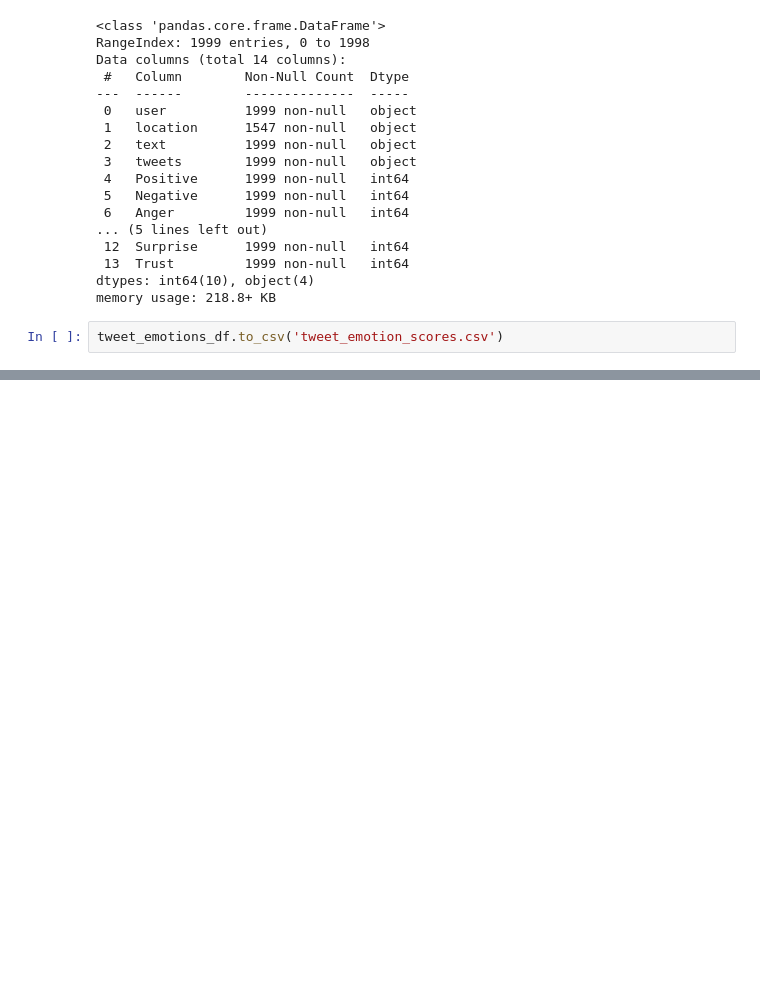
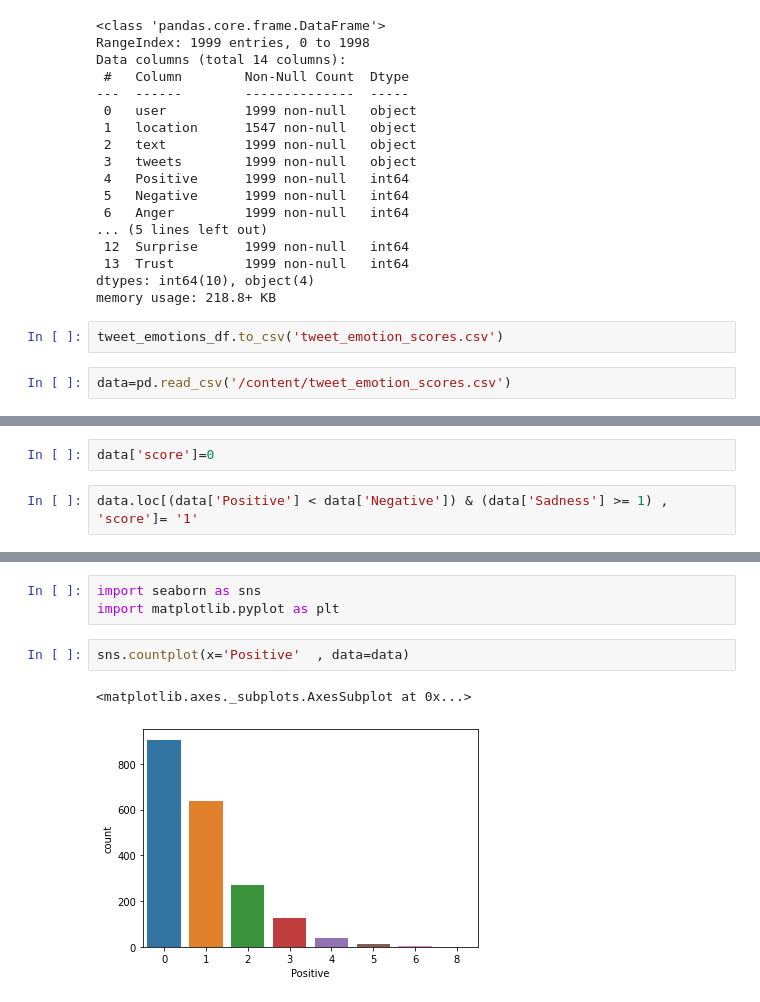
Before and after one commit to Gail529/Mental-health, a Jupyter notebook: tweet_emotions.ipynb, the cells around one changed output, grey strips where cells are left out. Saved outputs shown, nothing was run; the diff lists cells and outputs as text; blank space fills up the shorter version.

```diff
--- a/tweet_emotions.ipynb
+++ b/tweet_emotions.ipynb
@@ -188,3 +188,5 @@ dtypes: int64(10), object(4)
 memory usage: 218.8+ KB
 # %%
 tweet_emotions_df.to_csv('tweet_emotion_scores.csv')
+# %%
+data=pd.read_csv('/content/tweet_emotion_scores.csv')
@@ -190,0 +202,4 @@ tweet_emotions_df.to_csv('tweet_emotion_scores.csv')
+# %%
+data['score']=0
+# %%
+data.loc[(data['Positive'] < data['Negative']) & (data['Sadness'] >= 1) , 'score']= '1'
@@ -190,0 +233,8 @@ tweet_emotions_df.to_csv('tweet_emotion_scores.csv')
+# %%
+import seaborn as sns
+import matplotlib.pyplot as plt
+# %%
+sns.countplot(x='Positive'  , data=data)
+# %% [output]
+<matplotlib.axes._subplots.AxesSubplot at 0x...>
+[figure, added]
```
Also changed, not shown: parts of 6 cells of this notebook.
